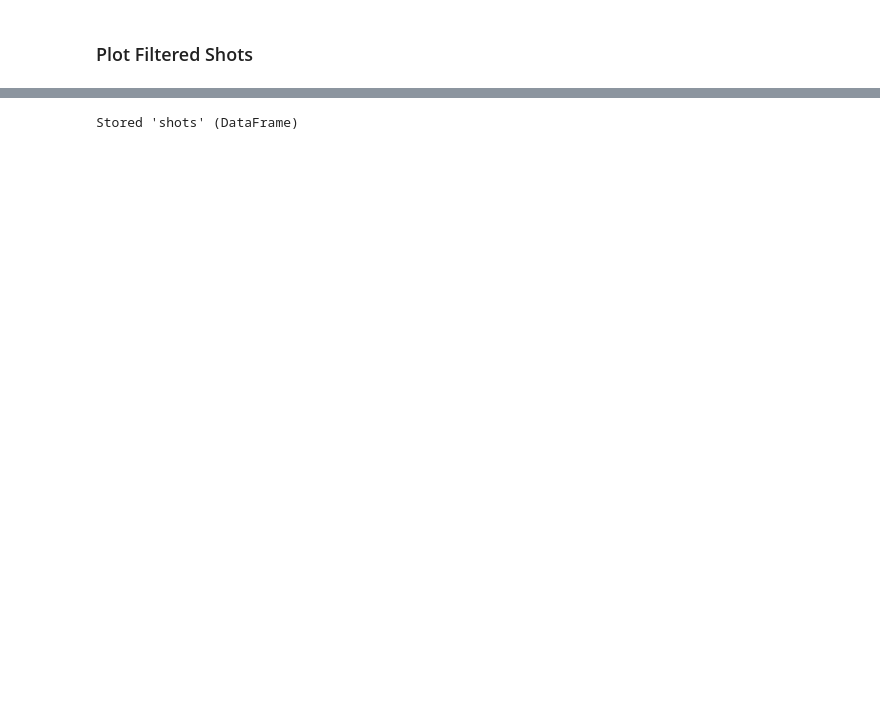
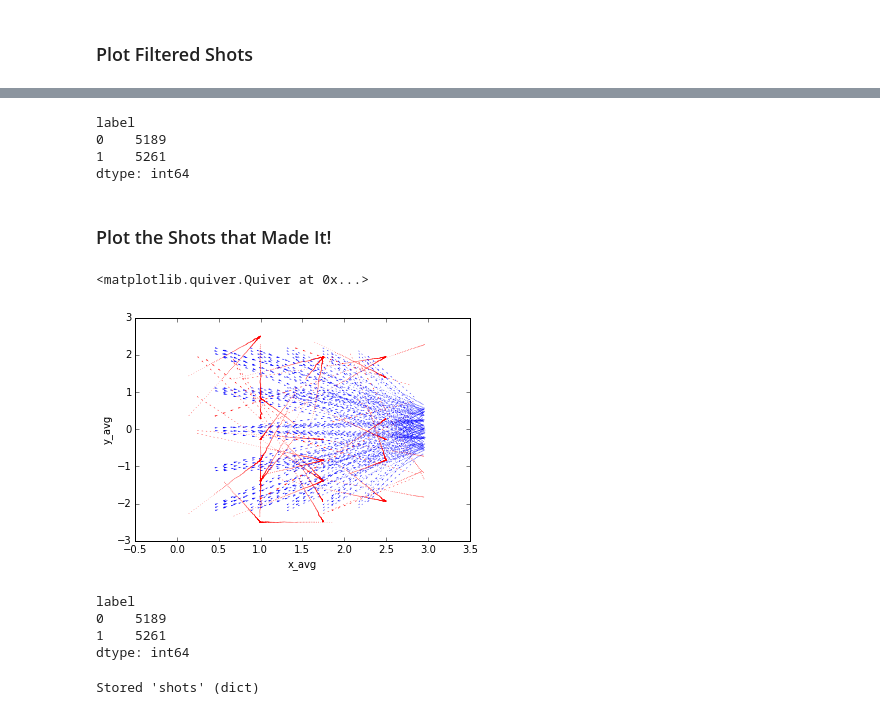
Before and after one commit to ebanner/cs393r_project, a Jupyter notebook: data/2d/many-many/short/Generate Shots.ipynb, the cells around one changed output, grey strips where cells are left out. Drawn from its saved outputs; the diff is of its cells as text; code cells hidden in the pictures; blank space fills up the shorter version.

```diff
--- a/data/2d/many-many/short/Generate Shots.ipynb
+++ b/data/2d/many-many/short/Generate Shots.ipynb
@@ -192,0 +227,2 @@ dtype: int64
+# %%
+grouped = df.groupby('shot_number')
@@ -193,6 +291,42 @@ dtype: int64
+# %%
+while True:
+    num_misses, num_shots = df.groupby('label').size()
+    if num_shots > num_misses:
+        break
+
+    # Choose an unlucky miss to go
+    misses = df[df.label == 0]
+    shot_numbers = misses.shot_number.unique()
+    unlucky_shot = np.random.choice(shot_numbers, 1)[0]
+    mask = (df.label == 0) & (df.shot_number == unlucky_shot)
+
+    df = df[~mask]
+
+df.groupby('label').size()
+# %% [output]
+label
+0    5189
+1    5261
+dtype: int64
+# %% [markdown]
+### Plot the Shots that Made It!
+# %%
+labels = df['label']
+axes = df.plot(kind='scatter', x='x_avg', y='y_avg', c=colormap[labels], s=0)
+axes.quiver(df['x_avg'], df['y_avg'], df['dx_avg'], df['dy_avg'], color=colormap[labels], scale_units='xy', angles='xy', scale=2.5, headwidth=2)
+# %% [output]
+<matplotlib.quiver.Quiver at 0x...>
+[figure, added]
+# %%
+df.groupby('label').size()
+# %% [output]
+label
+0    5189
+1    5261
+dtype: int64
 # %%
-shots = df
+shots = {'df': df, 'window_size': WINDOW_SIZE}
 
 %store shots
 # %% [output]
-Stored 'shots' (DataFrame)
+Stored 'shots' (dict)
```
Also changed, not shown: parts of 17 cells of this notebook, 9 other files.
